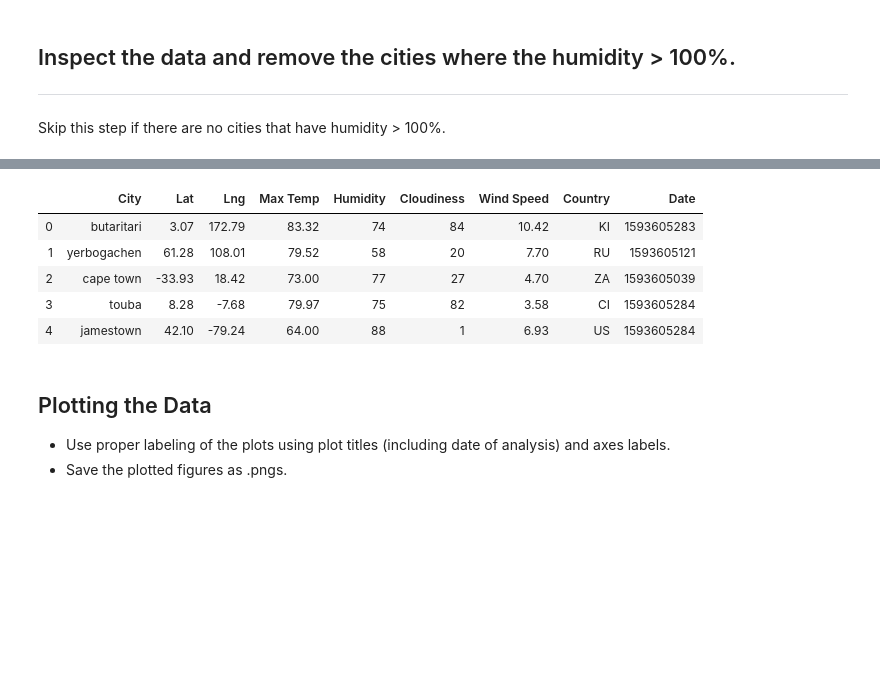
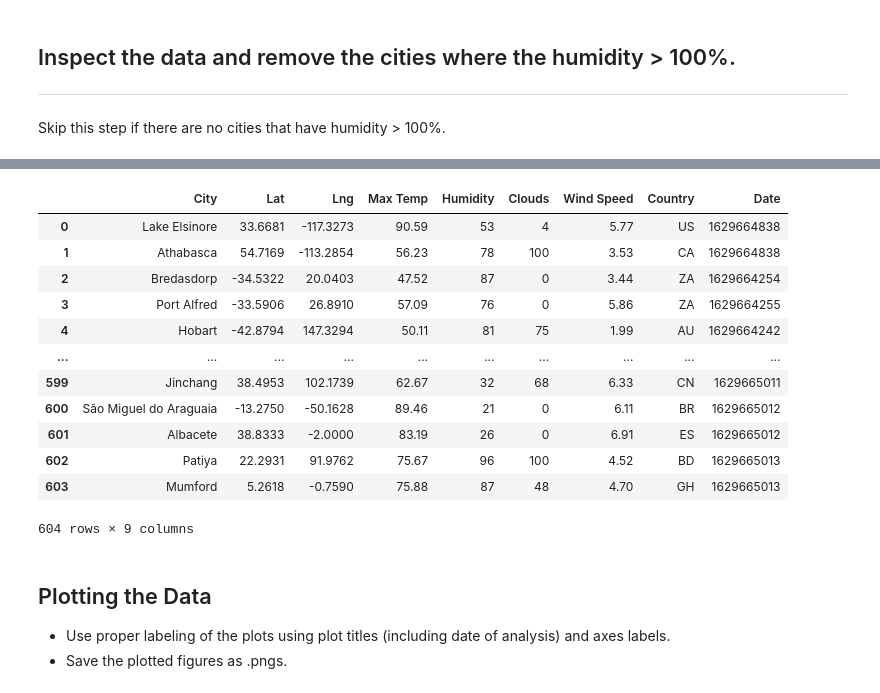
Before and after one commit to hinaabidi/APIChallenge, a Jupyter notebook: starter_code/WeatherPy.ipynb, the cells around one changed output, grey strips where cells are left out. Saved outputs shown, nothing was run; the diff lists cells and outputs as text; code cells hidden in the pictures; blank space fills up the shorter version.

```diff
--- a/starter_code/WeatherPy.ipynb
+++ b/starter_code/WeatherPy.ipynb
@@ -27,3 +46,16 @@ len(cities)
+# %%
+ #Lists and counters
+city_list = []
+cloud_list = []
+country_list = []
+date_list = []
+humidity_list = []
+lats_list = []
+lngs_list = []
+temp_max_list = []
+wind_speed_list = []
+index_counter = 0
+set_counter = 1
 # %% [markdown]
 ### Perform API Calls
 * Perform a weather check on each city using a series of successive API calls.
@@ -120,0 +125,16 @@ Data Retrieval Complete
+# %%
+weather_data = pd.DataFrame({
+    "City" : city_list,
+    "Lat" : lats_list,
+    "Lng" : lngs_list,
+"Max Temp" : temp_max_list,
+    "Humidity" : humidity_list,
+    "Clouds" : cloud_list,
+    "Wind Speed" : wind_speed_list,
+    "Country" : country_list,
+    "Date" : date_list  })
+weather_data
+
+weather_data_humidity_lesthan_100 = weather_data
+weather_data["Humidity"] = weather_data["Humidity"].map("{:d}".format)
+weather_data
@@ -136,3 +159,9 @@ Skip this step if there are no cities that have humidity > 100%.
+# %%
+weather_data['Humidity'] = pd.to_numeric(weather_data['Humidity'])
+
+weather_data.to_csv("output_data/cities.csv")
 # %%
 #  Get the indices of cities that have humidity over 100%.
+
+index_humidity_greater_thn_100 = weather_data[ weather_data['Humidity'] > 100 ].index
 # %% [output]
@@ -140,13 +181,25 @@ Int64Index([], dtype='int64')
 # %%
 # Make a new DataFrame equal to the city data to drop all humidity outliers by index.
 # Passing "inplace=False" will make a copy of the city_data DataFrame, which we call "clean_city_data".
+# So far did not see a city with more than 100 % humidity. This code is in place just in case.
+weather_data.drop(index_humidity_greater_thn_100, inplace = True)
+
+weather_data.to_csv("output_data/cities_clean.csv")
+weather_data
 # %% [output]
-|  | City | Lat | Lng | Max Temp | Humidity | Cloudiness | Wind Speed | Country | Date |
-| 0 | butaritari | 3.07 | 172.79 | 83.32 | 74 | 84 | 10.42 | KI | 1593605283 |
-| 1 | yerbogachen | 61.28 | 108.01 | 79.52 | 58 | 20 | 7.70 | RU | 1593605121 |
-| 2 | cape town | -33.93 | 18.42 | 73.00 | 77 | 27 | 4.70 | ZA | 1593605039 |
-| 3 | touba | 8.28 | -7.68 | 79.97 | 75 | 82 | 3.58 | CI | 1593605284 |
-| 4 | jamestown | 42.10 | -79.24 | 64.00 | 88 | 1 | 6.93 | US | 1593605284 |
+|  | City | Lat | Lng | Max Temp | Humidity | Clouds | Wind Speed | Country | Date |
+| 0 | Lake Elsinore | 33.6681 | -117.3273 | 90.59 | 53 | 4 | 5.77 | US | 1629664838 |
+| 1 | Athabasca | 54.7169 | -113.2854 | 56.23 | 78 | 100 | 3.53 | CA | 1629664838 |
+| 2 | Bredasdorp | -34.5322 | 20.0403 | 47.52 | 87 | 0 | 3.44 | ZA | 1629664254 |
+| 3 | Port Alfred | -33.5906 | 26.8910 | 57.09 | 76 | 0 | 5.86 | ZA | 1629664255 |
+| 4 | Hobart | -42.8794 | 147.3294 | 50.11 | 81 | 75 | 1.99 | AU | 1629664242 |
+| ... | ... | ... | ... | ... | ... | ... | ... | ... | ... |
+| 599 | Jinchang | 38.4953 | 102.1739 | 62.67 | 32 | 68 | 6.33 | CN | 1629665011 |
+| 600 | São Miguel do Araguaia | -13.2750 | -50.1628 | 89.46 | 21 | 0 | 6.11 | BR | 1629665012 |
+| 601 | Albacete | 38.8333 | -2.0000 | 83.19 | 26 | 0 | 6.91 | ES | 1629665012 |
+| 602 | Patiya | 22.2931 | 91.9762 | 75.67 | 96 | 100 | 4.52 | BD | 1629665013 |
+| 603 | Mumford | 5.2618 | -0.7590 | 75.88 | 87 | 48 | 4.70 | GH | 1629665013 |
+604 rows × 9 columns
 # %% [markdown]
 ## Plotting the Data
 * Use proper labeling of the plots using plot titles (including date of analysis) and axes labels.
```
Also changed, not shown: parts of 15 cells of this notebook, 5 other files.
